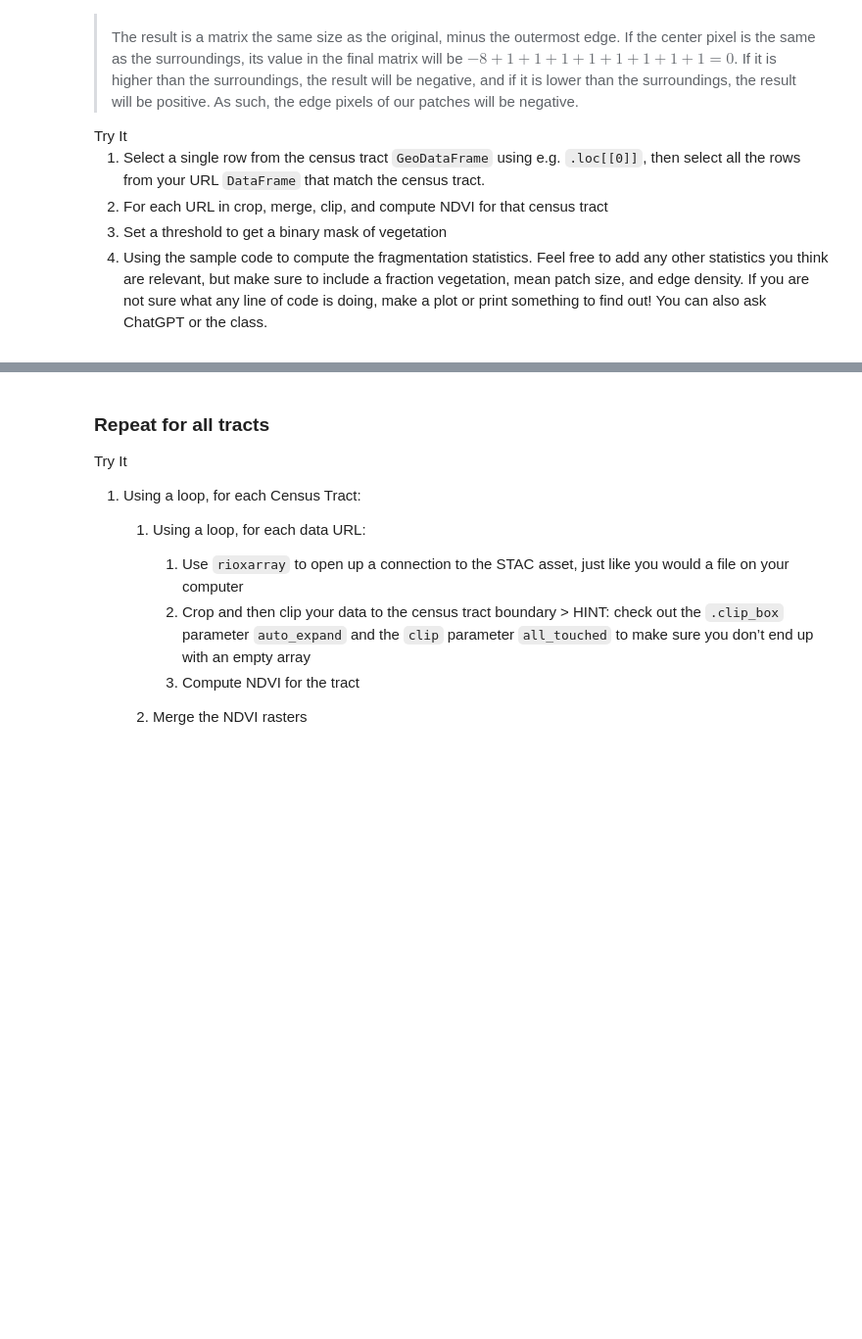
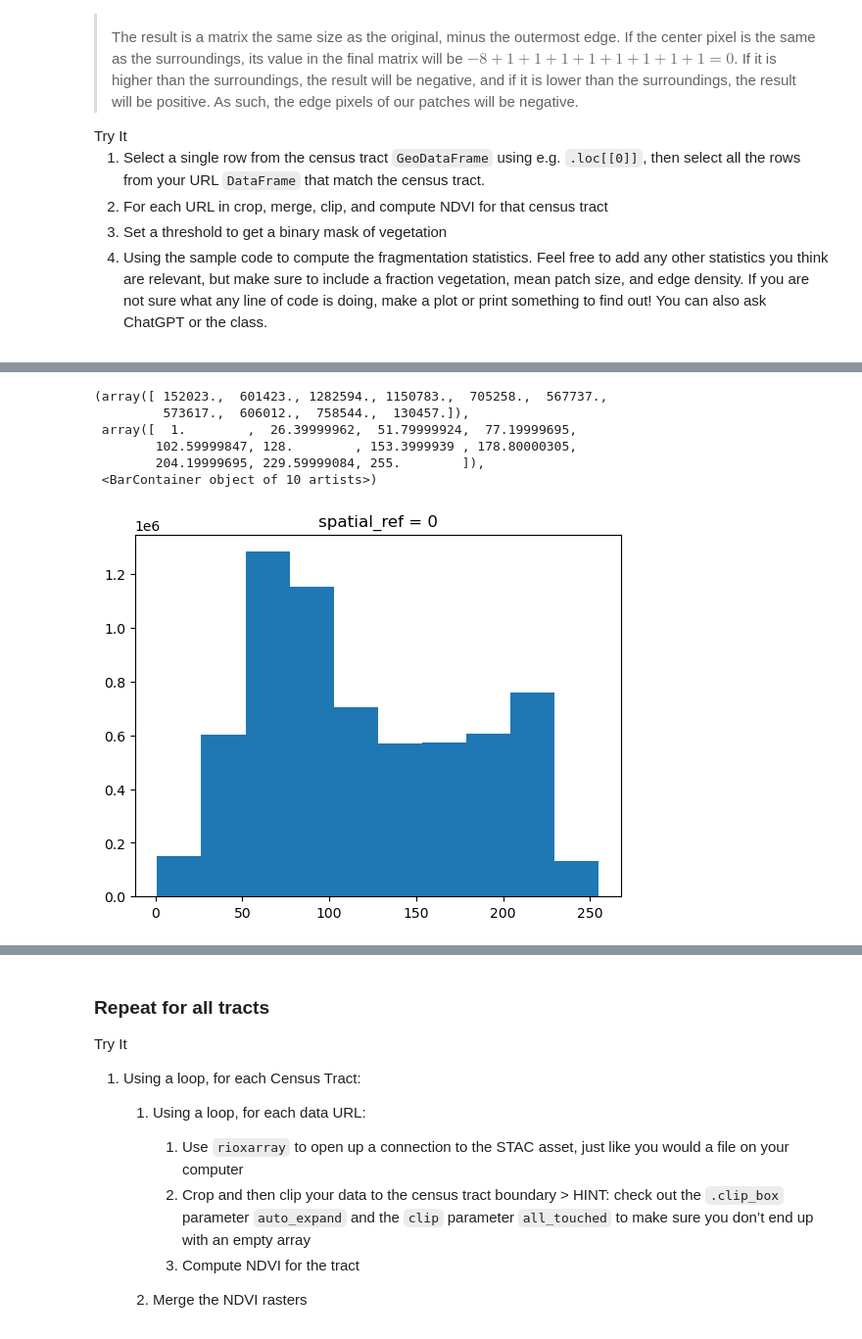
Before and after one commit to earthlab-education/big-data-hanried, a Jupyter notebook: big-data.ipynb, the cells around one changed output, grey strips where cells are left out. Shown at 98% size. Drawn from its saved outputs; the diff is of its cells as text; code cells hidden in the pictures; blank space fills up the shorter version.

```diff
--- a/big-data.ipynb
+++ b/big-data.ipynb
@@ -687,0 +736,10 @@ if not scene_dfs is None:
+# %%
+crop_da.plot()
+# %% [output]
+(array([ 152023.,  601423., 1282594., 1150783.,  705258.,  567737.,
+         573617.,  606012.,  758544.,  130457.]),
+ array([  1.        ,  26.39999962,  51.79999924,  77.19999695,
+        102.59999847, 128.        , 153.3999939 , 178.80000305,
+        204.19999695, 229.59999084, 255.        ]),
+ <BarContainer object of 10 artists>)
+[figure, added]
```
Also changed, not shown: parts of 6 cells of this notebook.
